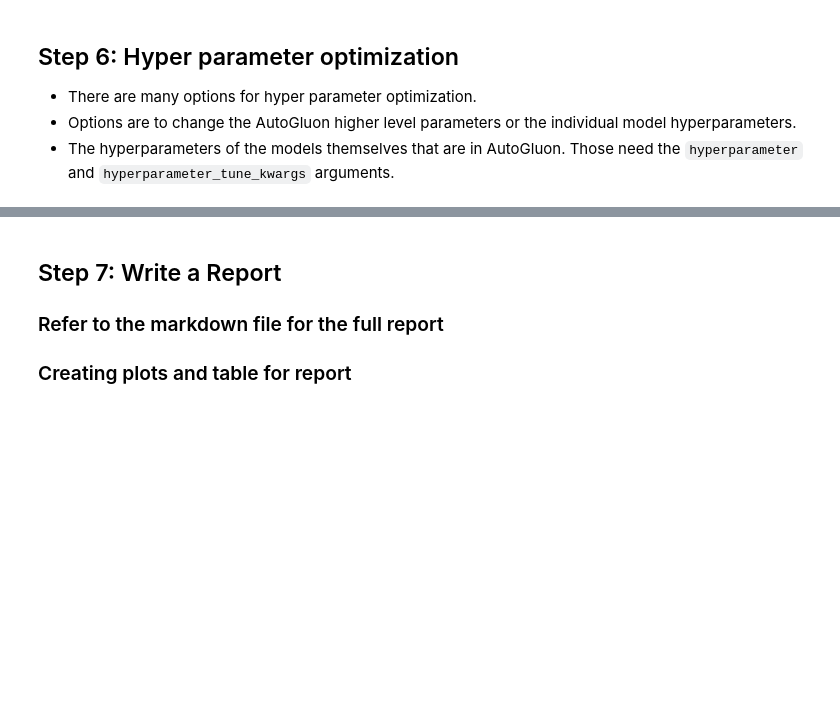
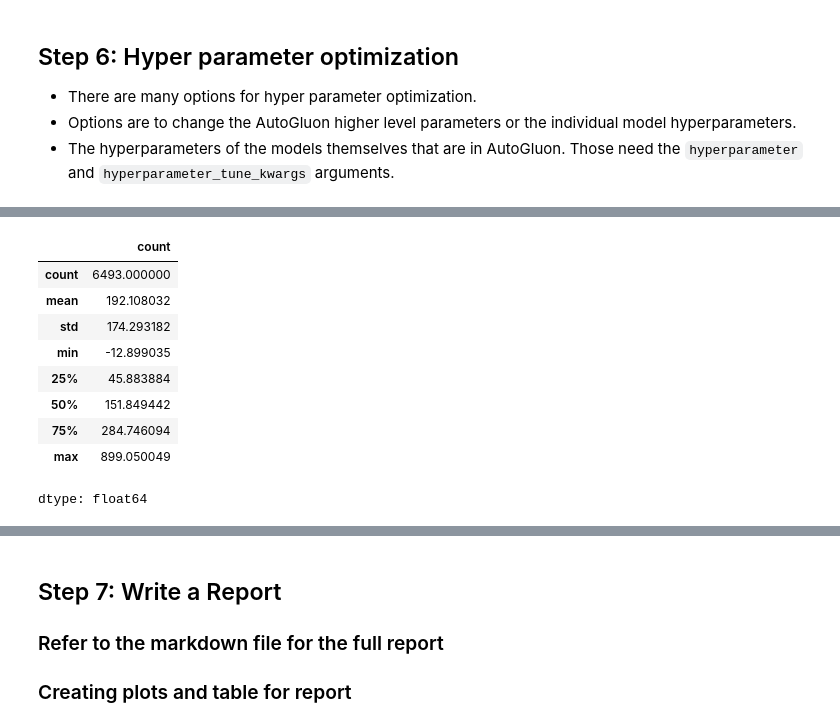
Before and after one commit to ayouboumy/udacity-first-project-starter, a Jupyter notebook: project/project-template.ipynb, the cells around one changed output, grey strips where cells are left out. Drawn from its saved outputs; the diff is of its cells as text; code cells hidden in the pictures; blank space fills up the shorter version.

```diff
--- a/project/project-template.ipynb
+++ b/project/project-template.ipynb
@@ -561,0 +563,11 @@ predictor_new_hpo = TabularPredictor(?).fit(?)
+# %%
+hyperparameter = {
+    "GBM": {},
+    "XGB": {"learning_rate": 0.05, "n_estimators": 300},
+}
+# %%
+predictor_new_hpo1 = TabularPredictor(label="count",
+                             eval_metric ="root_mean_squared_error").fit(train_data=train.drop(columns=["casual","registered"]),
+                                                                                       presets='best_quality',
+                                                                                       time_limit=600,
+                                                                                      hyperparameters=hyperparameter)
@@ -562,2 +592,2 @@ predictor_new_hpo = TabularPredictor(?).fit(?)
 # %%
-predictor_new_hpo.fit_summary()
+predictor_new_hpo1.fit_summary()
@@ -564,2 +629,16 @@ predictor_new_hpo.fit_summary()
+# %%
+prediction_new_hpo1 = predictor_new_hpo1.predict(test)
+prediction_new_hpo1.describe()
+# %% [output]
+|  | count |
+| count | 6493.000000 |
+| mean | 192.108032 |
+| std | 174.293182 |
+| min | -12.899035 |
+| 25% | 45.883884 |
+| 50% | 151.849442 |
+| 75% | 284.746094 |
+| max | 899.050049 |
+dtype: float64
 # %%
 # Remember to set all negative values to zero
```
Also changed, not shown: parts of 28 cells of this notebook.
